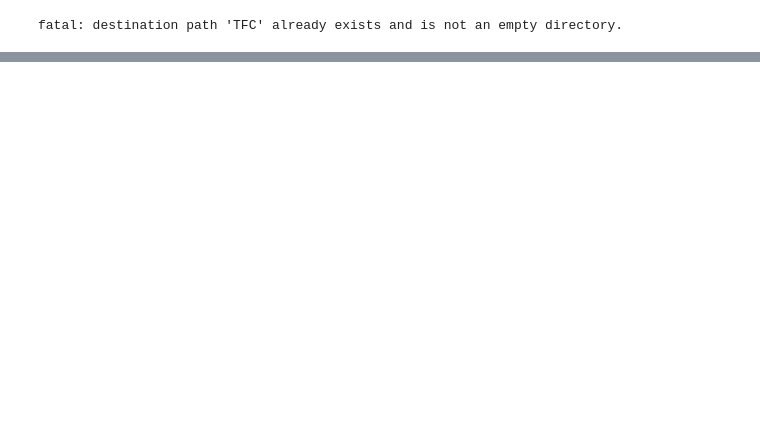
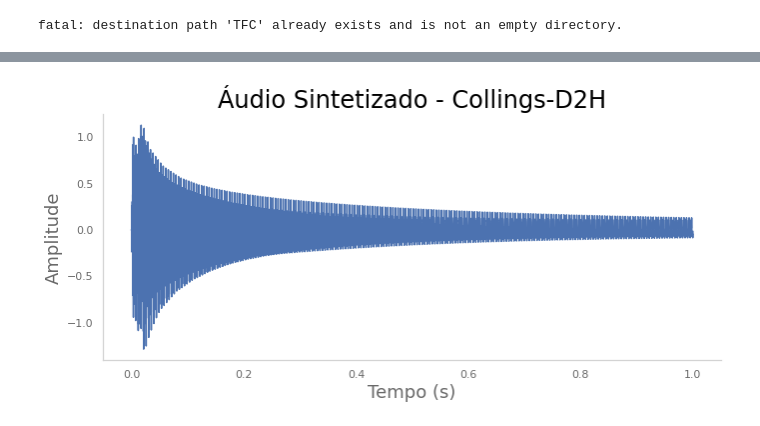
Before and after one commit to grnbatera/TFC, a Jupyter notebook: TFC_1_0.ipynb, the cells around one changed output, grey strips where cells are left out. Cells and saved outputs as stored; diff of their text form; code cells hidden in the pictures; blank space fills up the shorter version.

```diff
--- a/TFC_1_0.ipynb
+++ b/TFC_1_0.ipynb
@@ -175,0 +179,6 @@ Audio(data=y,rate=fs)
+# %%
+z2=np.zeros((t*fs-len(y2)),)
+x2=np.hstack((y2,z2))
+# %%
+violao2 = scipy.signal.lfilter(b,a,x2)
+#violao2 = violao2/(max(abs(violao2))+.1)
@@ -175,0 +261,11 @@ Audio(data=y,rate=fs)
+# %%
+plt.figure(figsize=(10, 5))
+t=np.arange(len(violao2))/fs
+plt.title('Áudio Sintetizado - Collings-D2H')
+plt.xlabel('Tempo (s)')
+plt.ylabel('Amplitude')
+plt.plot(t,violao2)
+plt.tight_layout()
+plt.savefig('/content/TFC/audio02.svg', format='svg', dpi=800)
+# %% [output]
+[figure, added]
```
Also changed, not shown: parts of 88 cells of this notebook.
